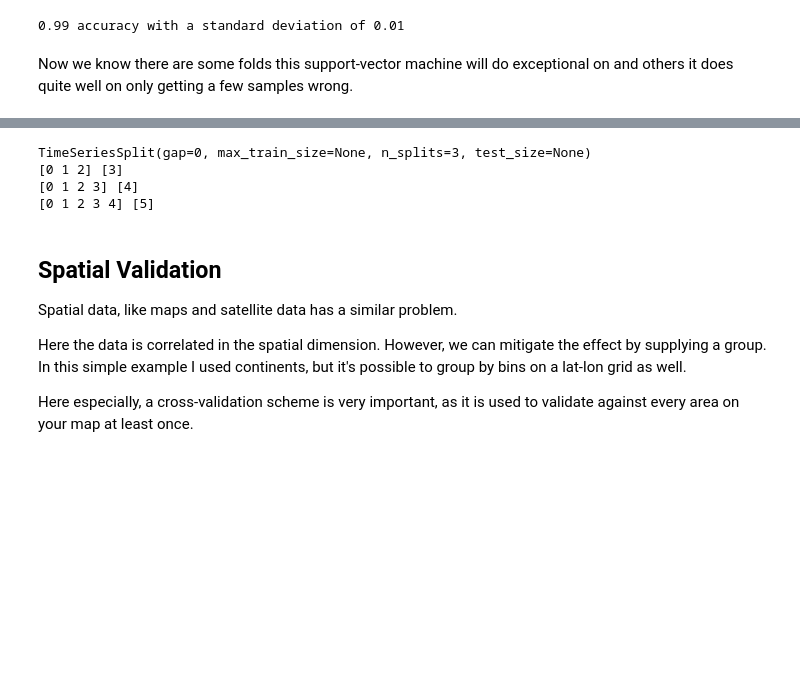
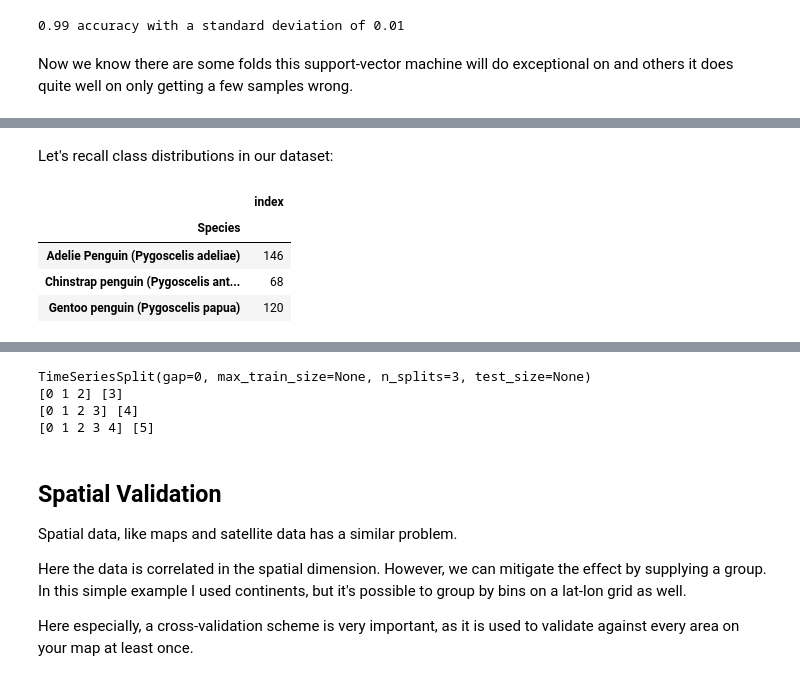
Before and after one commit to JesperDramsch/ml.recipes, a Jupyter notebook: notebooks/1 - Model Evaluation.ipynb, the cells around one changed output, grey strips where cells are left out. Cells and saved outputs as stored; diff of their text form; code cells hidden in the pictures; blank space fills up the shorter version.

```diff
--- a/notebooks/1 - Model Evaluation.ipynb
+++ b/notebooks/1 - Model Evaluation.ipynb
@@ -135,0 +197,10 @@ Now we know there are some folds this support-vector machine will do exceptional
+# %% [markdown]
+Let's recall class distributions in our dataset:
+# %%
+y.reset_index().groupby(["Species"]).count()
+# %% [output]
+|  | index |
+| Species |  |
+| Adelie Penguin (Pygoscelis adeliae) | 146 |
+| Chinstrap penguin (Pygoscelis ant... | 68 |
+| Gentoo penguin (Pygoscelis papua) | 120 |
```
Also changed, not shown: parts of 33 cells of this notebook, 1 other file.
